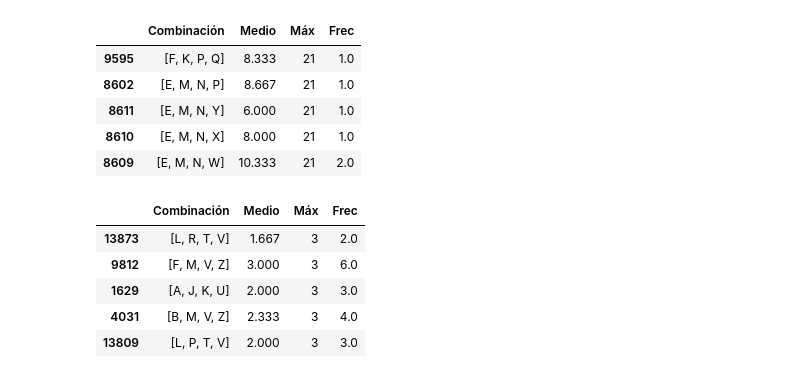
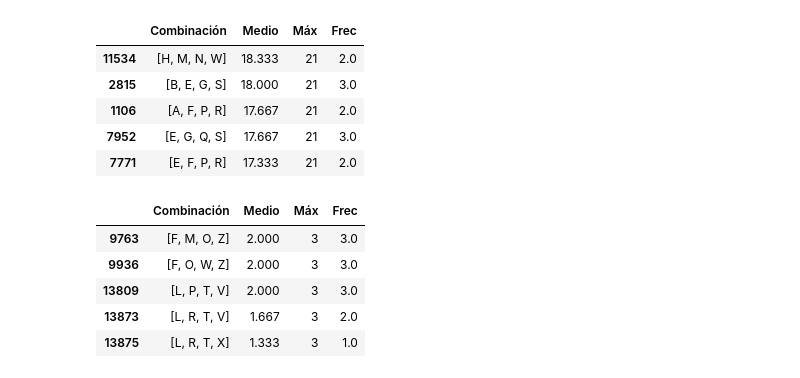
Before and after one commit to marianopm/sia-tp4-2, a Jupyter notebook: hopfield-ortogonalidad.ipynb, the cells around one changed output. Drawn from its saved outputs; the diff is of its cells as text; code cells hidden in the pictures.

```diff
--- a/hopfield-ortogonalidad.ipynb
+++ b/hopfield-ortogonalidad.ipynb
@@ -47,21 +47,21 @@ for comb in combinaciones:
 
 resultados = pd.DataFrame(resultados, columns=['Combinación', 'Medio', 'Máx', 'Frec'])
 # %%
-resultados = resultados.sort_values(by='Máx', ascending=False)
+resultados = resultados.sort_values(by=['Máx','Medio'], ascending=False)
 resultados.head(5)
 # %% [output]
 |  | Combinación | Medio | Máx | Frec |
-| 9595 | [F, K, P, Q] | 8.333 | 21 | 1.0 |
-| 8602 | [E, M, N, P] | 8.667 | 21 | 1.0 |
-| 8611 | [E, M, N, Y] | 6.000 | 21 | 1.0 |
-| 8610 | [E, M, N, X] | 8.000 | 21 | 1.0 |
-| 8609 | [E, M, N, W] | 10.333 | 21 | 2.0 |
+| 11534 | [H, M, N, W] | 18.333 | 21 | 2.0 |
+| 2815 | [B, E, G, S] | 18.000 | 21 | 3.0 |
+| 1106 | [A, F, P, R] | 17.667 | 21 | 2.0 |
+| 7952 | [E, G, Q, S] | 17.667 | 21 | 3.0 |
+| 7771 | [E, F, P, R] | 17.333 | 21 | 2.0 |
 # %%
 resultados.tail(5)
 # %% [output]
 |  | Combinación | Medio | Máx | Frec |
+| 9763 | [F, M, O, Z] | 2.000 | 3 | 3.0 |
+| 9936 | [F, O, W, Z] | 2.000 | 3 | 3.0 |
+| 13809 | [L, P, T, V] | 2.000 | 3 | 3.0 |
 | 13873 | [L, R, T, V] | 1.667 | 3 | 2.0 |
-| 9812 | [F, M, V, Z] | 3.000 | 3 | 6.0 |
-| 1629 | [A, J, K, U] | 2.000 | 3 | 3.0 |
-| 4031 | [B, M, V, Z] | 2.333 | 3 | 4.0 |
-| 13809 | [L, P, T, V] | 2.000 | 3 | 3.0 |
+| 13875 | [L, R, T, X] | 1.333 | 3 | 1.0 |
```
Also changed, not shown: parts of 1 cell of this notebook.
